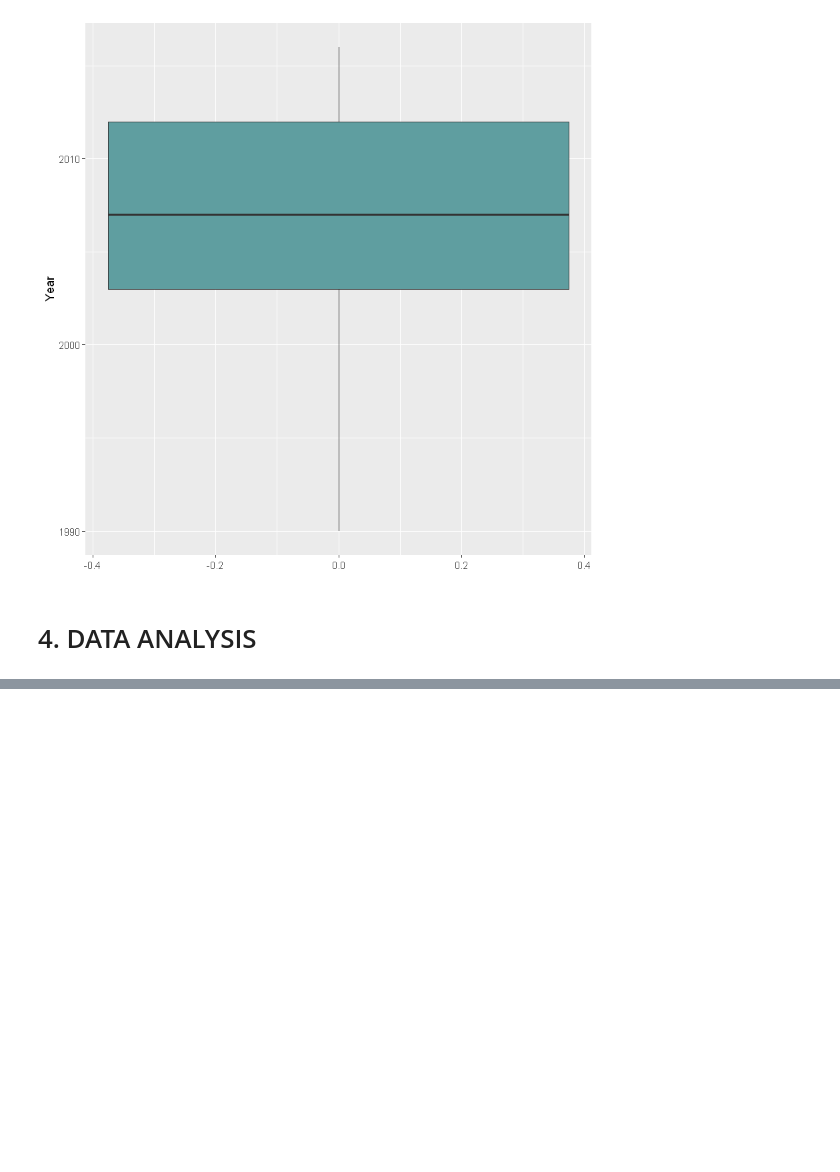
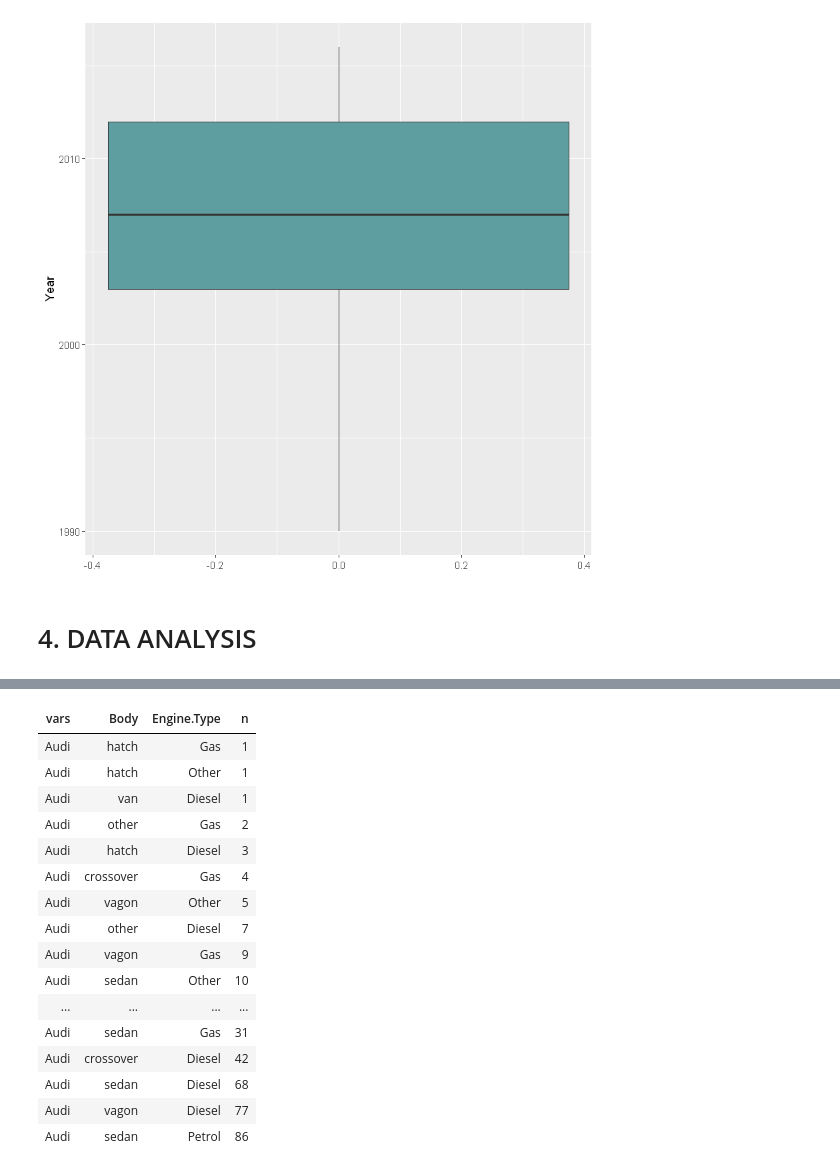
Before and after one commit to nithinivi/DataScienceInR, a Jupyter notebook: lesson-03/EDA.ipynb, the cells around one changed output, grey strips where cells are left out. Saved outputs shown, nothing was run; the diff lists cells and outputs as text; code cells hidden in the pictures; blank space fills up the shorter version.

```diff
--- a/lesson-03/EDA.ipynb
+++ b/lesson-03/EDA.ipynb
@@ -377,0 +453,26 @@ ggplot(data=data,aes(y=Year))+ geom_boxplot(fill='cadetblue')
+# %%
+data %>%
+select( Brand,Body,Engine.Type) %>%
+filter(data$Brand=='Audi') %>%
+count(vars = Brand,Body,Engine.Type) %>%
+arrange(n)
+
+## Identifying the combinations with Audi
+# %% [output]
+| vars | Body | Engine.Type | n |
+| Audi | hatch | Gas | 1 |
+| Audi | hatch | Other | 1 |
+| Audi | van | Diesel | 1 |
+| Audi | other | Gas | 2 |
+| Audi | hatch | Diesel | 3 |
+| Audi | crossover | Gas | 4 |
+| Audi | vagon | Other | 5 |
+| Audi | other | Diesel | 7 |
+| Audi | vagon | Gas | 9 |
+| Audi | sedan | Other | 10 |
+| ... | ... | ... | ... |
+| Audi | sedan | Gas | 31 |
+| Audi | crossover | Diesel | 42 |
+| Audi | sedan | Diesel | 68 |
+| Audi | vagon | Diesel | 77 |
+| Audi | sedan | Petrol | 86 |
```
Also changed, not shown: parts of 8 cells of this notebook, 3 other files.
